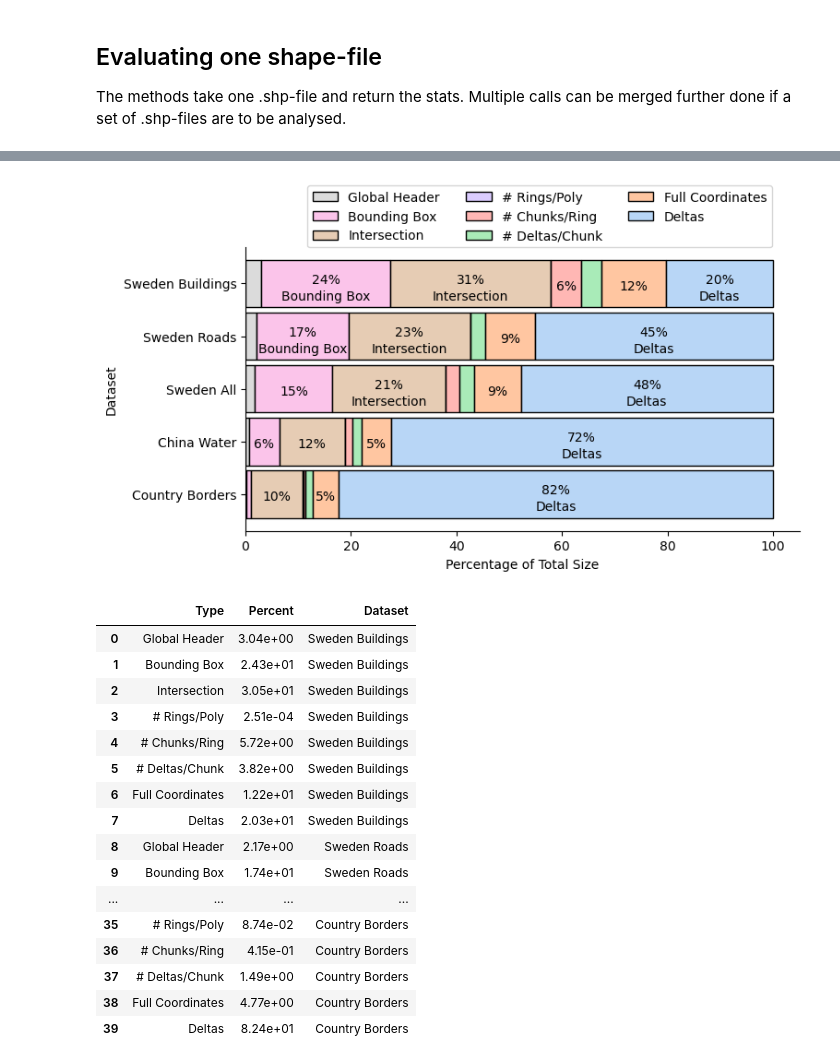
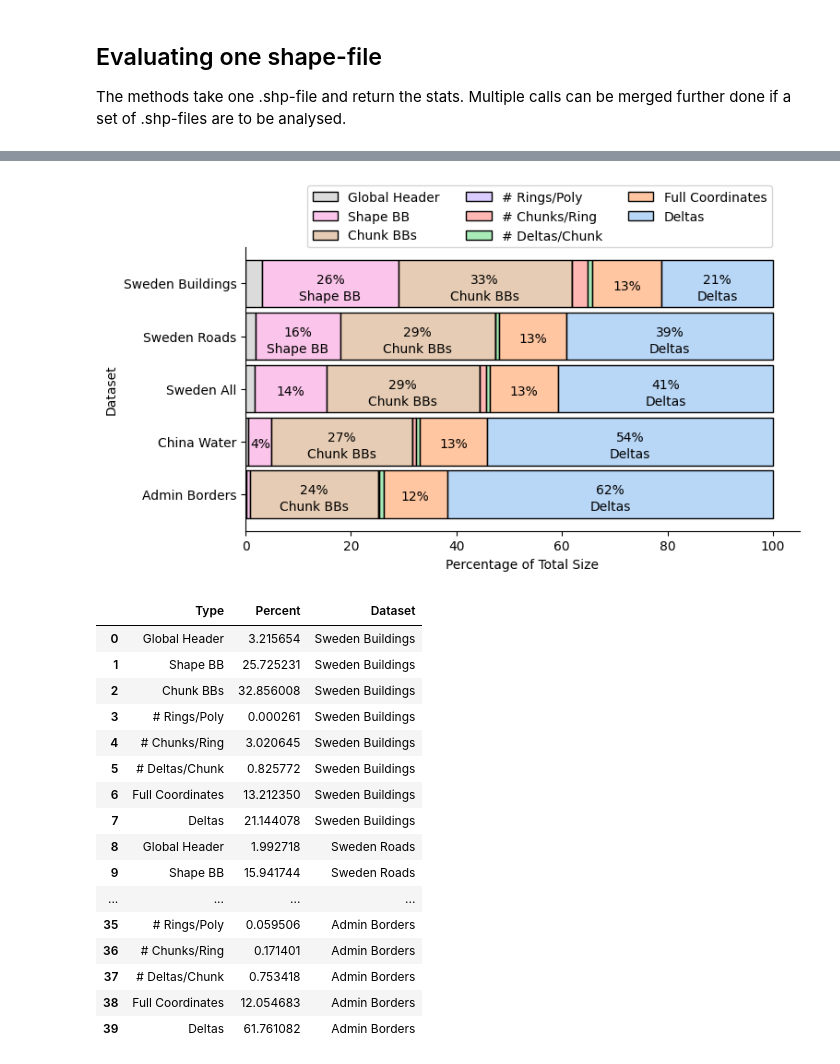
Before and after one commit to SimonErlandsson/Operable-Maps-Compression, a Jupyter notebook: FPDE_Analysis.ipynb, the cells around one changed output, grey strips where cells are left out. Drawn from its saved outputs; the diff is of its cells as text; code cells hidden in the pictures.

```diff
--- a/FPDE_Analysis.ipynb
+++ b/FPDE_Analysis.ipynb
@@ -123,12 +123,12 @@ if DATASET.endswith(".shp"):
     files = [DATASET]
 else:
     files = glob.glob(DATASET + '/*.shp')
-files = ["data/sweden-latest-free/gis_osm_buildings_a_free_1.shp", "data/sweden-latest-free/gis_osm_roads_free_1.shp", "data/china-latest-free/gis_osm_water_a_free_1.shp", "data/ne_10m_admin_1_states_provinces.shp"]
+#files = ["data/sweden-latest-free/gis_osm_buildings_a_free_1.shp", "data/sweden-latest-free/gis_osm_roads_free_1.shp", "data/china-latest-free/gis_osm_water_a_free_1.shp", "data/final_country_borders.shp"]
 #files = ["data/sweden-latest-free/gis_osm_railways_free_1.shp", "data/ne_10m_admin_1_states_provinces.shp"]
 #files = ['QGIS/Report_Visualizations.shp', 'QGIS/Intersection_Tricky_Cases.shp']
 #files = ["data/sweden-latest-free/gis_osm_pois_free_1.shp", "QGIS/Report_Visualizations.shp"]
 
-legends = ["Sweden Buildings", "Sweden Roads", "China Water", "Country Borders"]
+legends = ["Sweden Buildings", "Sweden Roads", "China Water", "Admin Borders"]
 
 all_vertex_cnts = []
 stats = pd.DataFrame()
@@ -242,6 +180,8 @@ df['Type'] = df['Type'].apply(lambda x: x[0:-8])
 df['Type'] = df['Type'].replace('Poly Ring Cnt', '# Rings/Poly')
 df['Type'] = df['Type'].replace('Ring Chk Cnt', '# Chunks/Ring')
 df['Type'] = df['Type'].replace('Chk Deltas Cnt', '# Deltas/Chunk')
+df['Type'] = df['Type'].replace('Intersection', 'Chunk BBs')
+df['Type'] = df['Type'].replace('Bounding Box', 'Shape BB')
 
 fig, axe = plt.subplots(figsize=(7.75, 4))
 
@@ -265,51 +205,52 @@ for i, dataset in enumerate(df['Dataset'].unique()):
 
         percent_y = -2
         if values > 15:
             # Add the text label
             axe.annotate(df.iloc[j]["Type"], xy=(x + width / 2, y + height / 2), xytext=(0, -10),
                             textcoords="offset points", ha='center', va='center')
             percent_y = 3
 
         if values > 4:
             # Add the value annotation
             axe.annotate(f'{values:.0f}%', xy=(x + width / 2, y + height / 2), xytext=(0, percent_y),
                             textcoords="offset points", ha='center', va='center')
 
 
 
 axe.set_xlabel('Percentage of Total Size')
 
 
 # Show the plot
 plt.legend(df['Type'][:8], bbox_to_anchor=(0.1, 0.975),
           ncol=3, fancybox=True, shadow=False)
 #plt.tight_layout()
 axe.spines['top'].set_visible(False)
 axe.spines['right'].set_visible(False)
 axe.spines['bottom'].set_visible(True)
 axe.spines['left'].set_visible(True)
 
+plt.savefig("plots/overhead_distr.svg")
 plt.show()
 display(df)
 # %% [output]
-[figure, old version]
+[figure, new version]
 |  | Type | Percent | Dataset |
-| 0 | Global Header | 3.04e+00 | Sweden Buildings |
-| 1 | Bounding Box | 2.43e+01 | Sweden Buildings |
-| 2 | Intersection | 3.05e+01 | Sweden Buildings |
-| 3 | # Rings/Poly | 2.51e-04 | Sweden Buildings |
-| 4 | # Chunks/Ring | 5.72e+00 | Sweden Buildings |
-| 5 | # Deltas/Chunk | 3.82e+00 | Sweden Buildings |
-| 6 | Full Coordinates | 1.22e+01 | Sweden Buildings |
-| 7 | Deltas | 2.03e+01 | Sweden Buildings |
-| 8 | Global Header | 2.17e+00 | Sweden Roads |
-| 9 | Bounding Box | 1.74e+01 | Sweden Roads |
+| 0 | Global Header | 3.215654 | Sweden Buildings |
+| 1 | Shape BB | 25.725231 | Sweden Buildings |
+| 2 | Chunk BBs | 32.856008 | Sweden Buildings |
+| 3 | # Rings/Poly | 0.000261 | Sweden Buildings |
+| 4 | # Chunks/Ring | 3.020645 | Sweden Buildings |
+| 5 | # Deltas/Chunk | 0.825772 | Sweden Buildings |
+| 6 | Full Coordinates | 13.212350 | Sweden Buildings |
+| 7 | Deltas | 21.144078 | Sweden Buildings |
+| 8 | Global Header | 1.992718 | Sweden Roads |
+| 9 | Shape BB | 15.941744 | Sweden Roads |
 | ... | ... | ... | ... |
-| 35 | # Rings/Poly | 8.74e-02 | Country Borders |
-| 36 | # Chunks/Ring | 4.15e-01 | Country Borders |
-| 37 | # Deltas/Chunk | 1.49e+00 | Country Borders |
-| 38 | Full Coordinates | 4.77e+00 | Country Borders |
-| 39 | Deltas | 8.24e+01 | Country Borders |
+| 35 | # Rings/Poly | 0.059506 | Admin Borders |
+| 36 | # Chunks/Ring | 0.171401 | Admin Borders |
+| 37 | # Deltas/Chunk | 0.753418 | Admin Borders |
+| 38 | Full Coordinates | 12.054683 | Admin Borders |
+| 39 | Deltas | 61.761082 | Admin Borders |
 # %%
 import pickle
 # with open('data/sweden_all_fpde_analysis.pkl', 'wb') as f:
```
Also changed, not shown: parts of 3 cells of this notebook, 40 other files.
